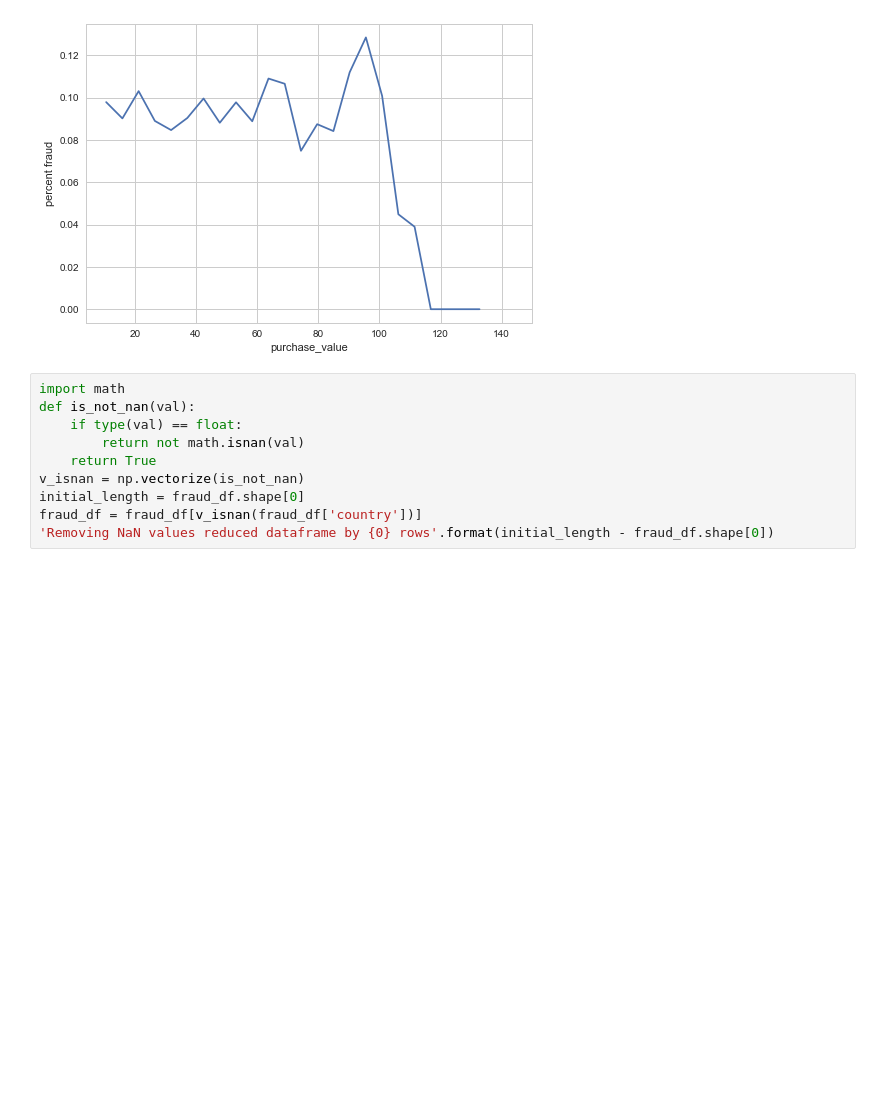
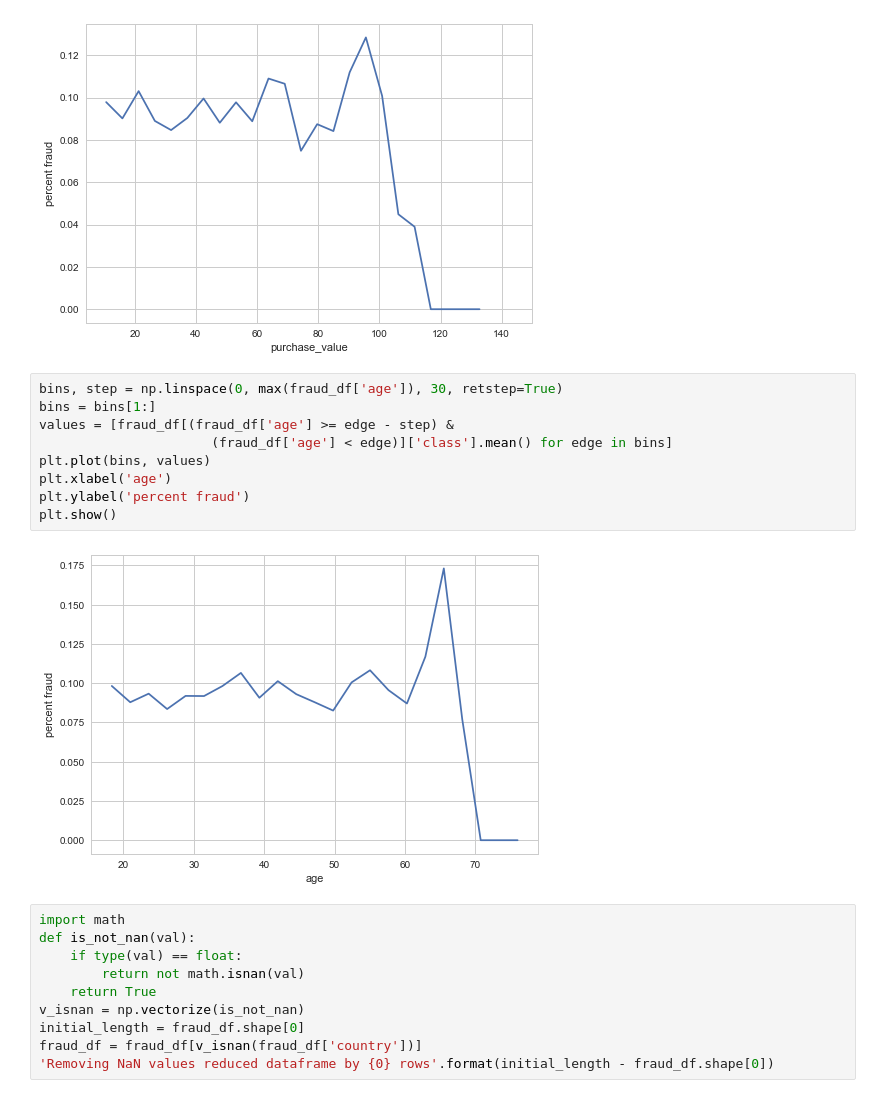
Before and after one commit to chaseWilliams/fraud_identification, a Jupyter notebook: fraud.ipynb, the cells around one changed output. Cells and saved outputs as stored; diff of their text form; blank space fills up the shorter version.

```diff
--- a/fraud.ipynb
+++ b/fraud.ipynb
@@ -188,6 +188,17 @@ plt.ylabel('percent fraud')
 plt.show()
 # %% [output]
 [figure]
+# %%
+bins, step = np.linspace(0, max(fraud_df['age']), 30, retstep=True)
+bins = bins[1:]
+values = [fraud_df[(fraud_df['age'] >= edge - step) &
+                      (fraud_df['age'] < edge)]['class'].mean() for edge in bins]
+plt.plot(bins, values)
+plt.xlabel('age')
+plt.ylabel('percent fraud')
+plt.show()
+# %% [output]
+[figure, added]
 # %%
 import math
 def is_not_nan(val):
```
Also changed, not shown: parts of 14 cells of this notebook.
